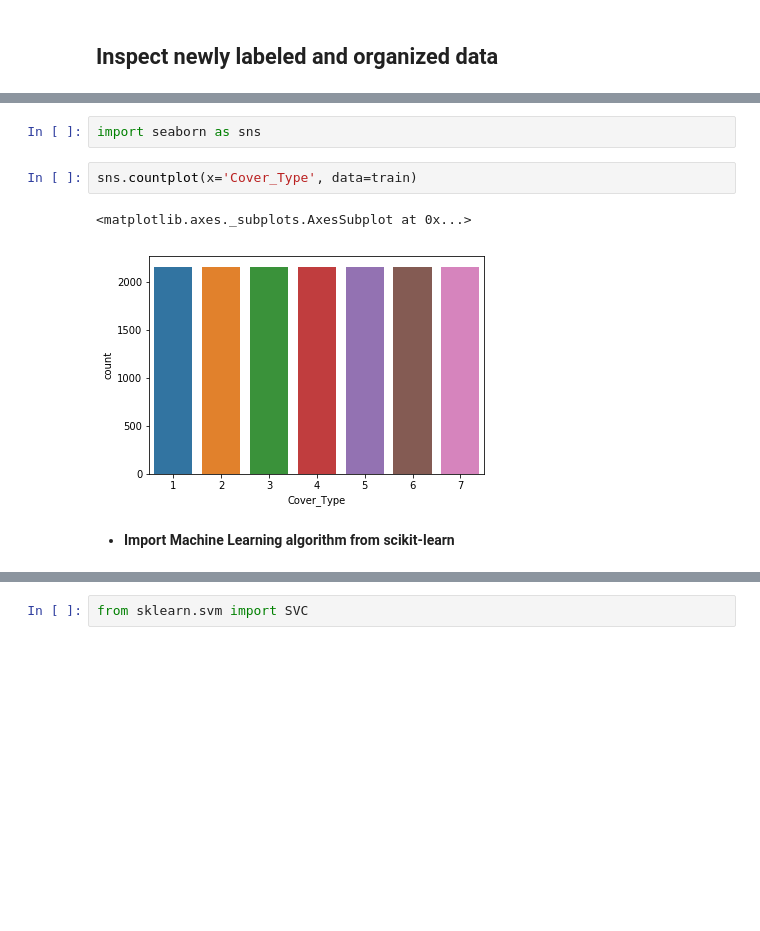
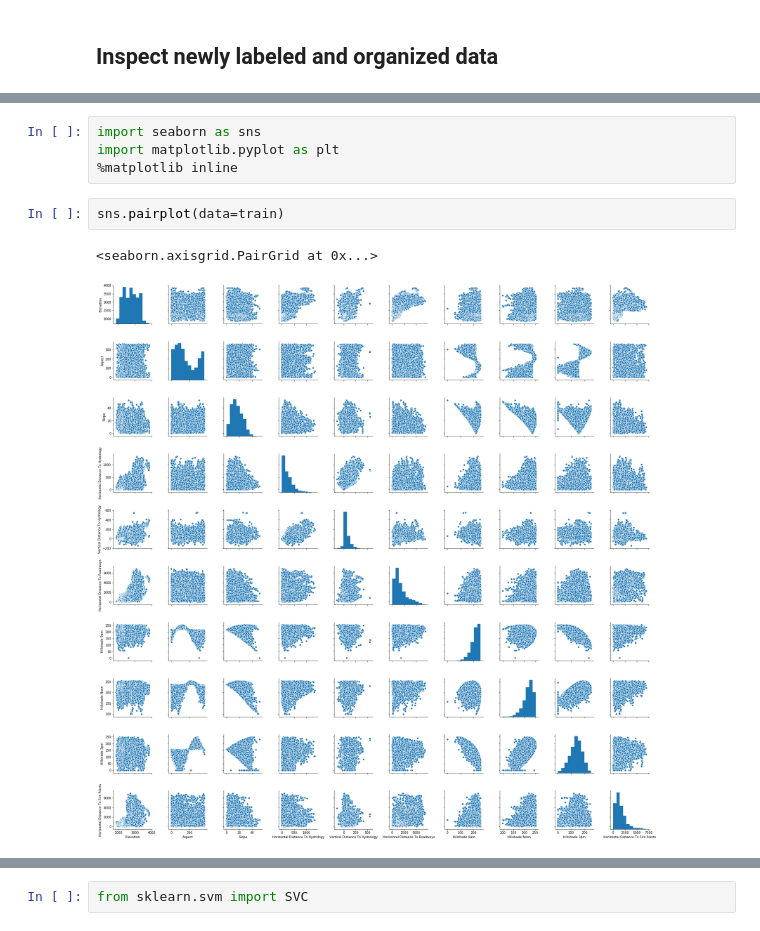
Before and after one commit to willtscott/Kaggle, a Jupyter notebook: forest-cover-type-kernels-only/notebook/Exploration and Basic Learning.ipynb, the cells around one changed output, grey strips where cells are left out. Saved outputs shown, nothing was run; the diff lists cells and outputs as text; blank space fills up the shorter version.

Commit message:
Worked on some visualizations.

```diff
--- a/forest-cover-type-kernels-only/notebook/Exploration and Basic Learning.ipynb
+++ b/forest-cover-type-kernels-only/notebook/Exploration and Basic Learning.ipynb
@@ -124,9 +147,9 @@ train_raw.describe()
 # %%
 import seaborn as sns
+import matplotlib.pyplot as plt
+%matplotlib inline
 # %%
-sns.countplot(x='Cover_Type', data=train)
+sns.pairplot(data=train)
 # %% [output]
-<matplotlib.axes._subplots.AxesSubplot at 0x...>
+<seaborn.axisgrid.PairGrid at 0x...>
-[figure, old version]
+[figure, new version]
-# %% [markdown]
-* **Import Machine Learning algorithm from scikit-learn**
```
Also changed, not shown: parts of 11 cells of this notebook.
